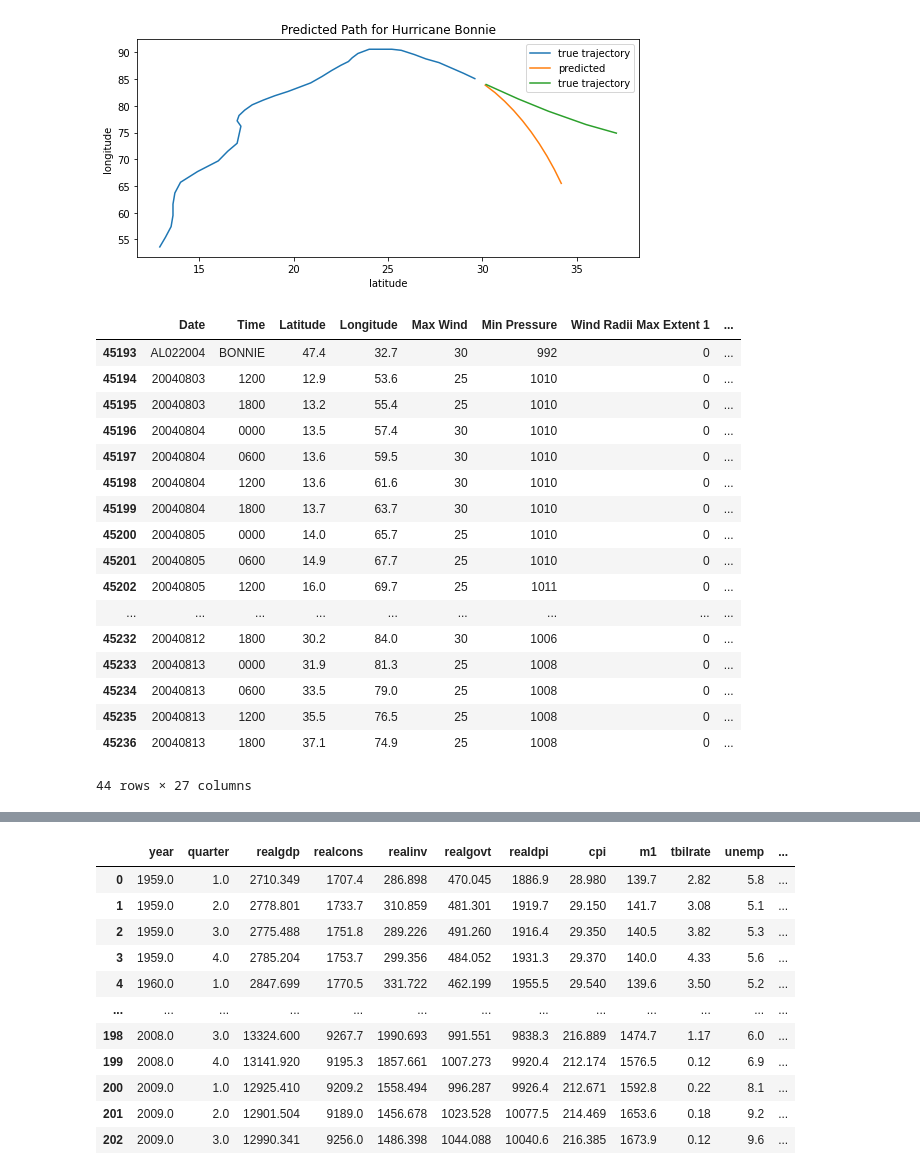
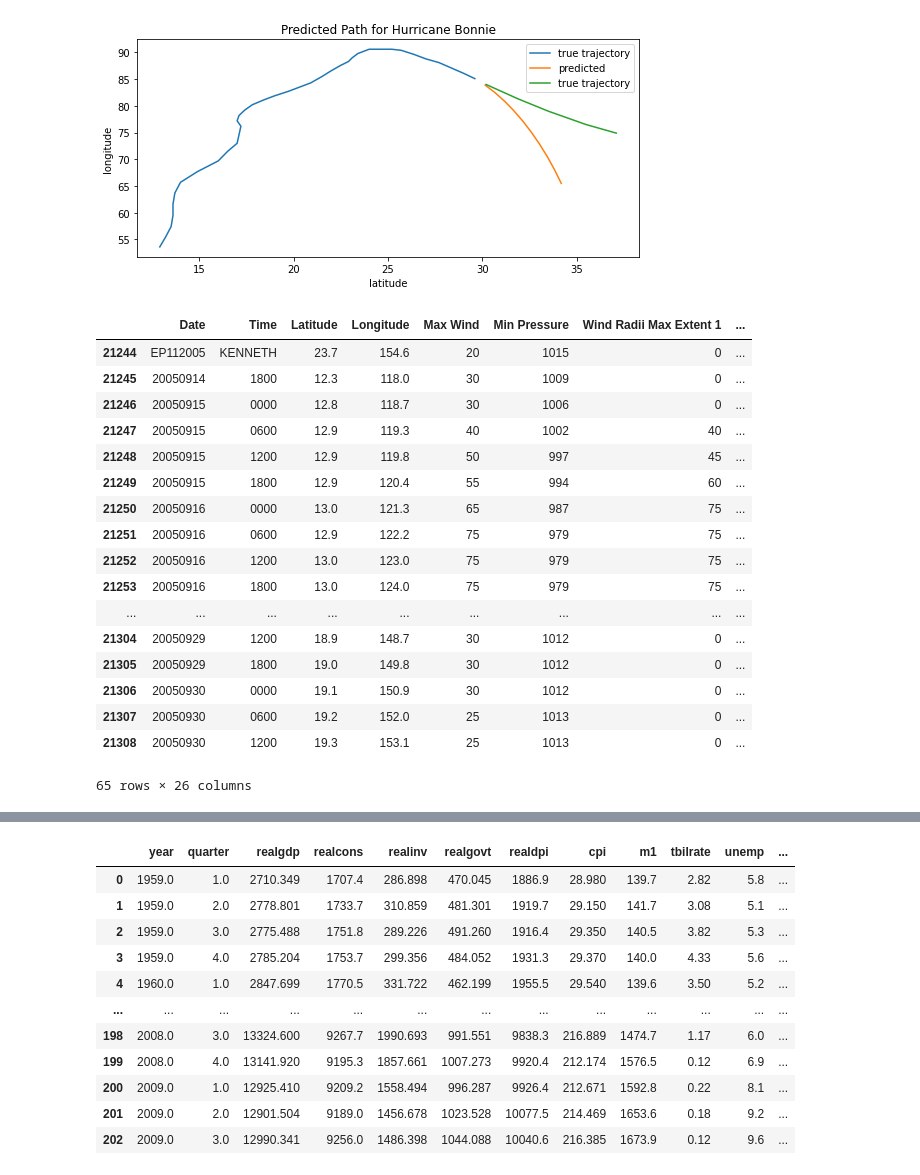
Before and after one commit to samco7/hurricane-prediction, a Jupyter notebook: Code/initial_predictions.ipynb, the cells around one changed output, grey strips where cells are left out. Saved outputs shown, nothing was run; the diff lists cells and outputs as text; code cells hidden in the pictures.

```diff
--- a/Code/initial_predictions.ipynb
+++ b/Code/initial_predictions.ipynb
@@ -328,27 +357,27 @@ hurricane_name = "Bonnie"
 dictionary = {}
 dictionary[hurricane_name] = [true_traj, projected_traj, true_project_traj]
 pickle.dump(dictionary, open('atlantic_chelsey3', 'wb'))
-# %%
-atlantic[1]
-# %% [output]
-|  | Date | Time | Latitude | Longitude | Max Wind | Min Pressure | Wind Radii Max Extent 1 | ... |
-| 45193 | AL022004 | BONNIE | 47.4 | 32.7 | 30 | 992 | 0 | ... |
-| 45194 | 20040803 | 1200 | 12.9 | 53.6 | 25 | 1010 | 0 | ... |
-| 45195 | 20040803 | 1800 | 13.2 | 55.4 | 25 | 1010 | 0 | ... |
-| 45196 | 20040804 | 0000 | 13.5 | 57.4 | 30 | 1010 | 0 | ... |
-| 45197 | 20040804 | 0600 | 13.6 | 59.5 | 30 | 1010 | 0 | ... |
-| 45198 | 20040804 | 1200 | 13.6 | 61.6 | 30 | 1010 | 0 | ... |
-| 45199 | 20040804 | 1800 | 13.7 | 63.7 | 30 | 1010 | 0 | ... |
-| 45200 | 20040805 | 0000 | 14.0 | 65.7 | 25 | 1010 | 0 | ... |
-| 45201 | 20040805 | 0600 | 14.9 | 67.7 | 25 | 1010 | 0 | ... |
-| 45202 | 20040805 | 1200 | 16.0 | 69.7 | 25 | 1011 | 0 | ... |
-| ... | ... | ... | ... | ... | ... | ... | ... | ... |
-| 45232 | 20040812 | 1800 | 30.2 | 84.0 | 30 | 1006 | 0 | ... |
-| 45233 | 20040813 | 0000 | 31.9 | 81.3 | 25 | 1008 | 0 | ... |
-| 45234 | 20040813 | 0600 | 33.5 | 79.0 | 25 | 1008 | 0 | ... |
-| 45235 | 20040813 | 1200 | 35.5 | 76.5 | 25 | 1008 | 0 | ... |
-| 45236 | 20040813 | 1800 | 37.1 | 74.9 | 25 | 1008 | 0 | ... |
-44 rows × 27 columns
+# %%
+pacific[28]
+# %% [output]
+|  | Date | Time | Latitude | Longitude | Max Wind | Min Pressure | Wind Radii Max Extent 1 | ... |
+| 21244 | EP112005 | KENNETH | 23.7 | 154.6 | 20 | 1015 | 0 | ... |
+| 21245 | 20050914 | 1800 | 12.3 | 118.0 | 30 | 1009 | 0 | ... |
+| 21246 | 20050915 | 0000 | 12.8 | 118.7 | 30 | 1006 | 0 | ... |
+| 21247 | 20050915 | 0600 | 12.9 | 119.3 | 40 | 1002 | 40 | ... |
+| 21248 | 20050915 | 1200 | 12.9 | 119.8 | 50 | 997 | 45 | ... |
+| 21249 | 20050915 | 1800 | 12.9 | 120.4 | 55 | 994 | 60 | ... |
+| 21250 | 20050916 | 0000 | 13.0 | 121.3 | 65 | 987 | 75 | ... |
+| 21251 | 20050916 | 0600 | 12.9 | 122.2 | 75 | 979 | 75 | ... |
+| 21252 | 20050916 | 1200 | 13.0 | 123.0 | 75 | 979 | 75 | ... |
+| 21253 | 20050916 | 1800 | 13.0 | 124.0 | 75 | 979 | 75 | ... |
+| ... | ... | ... | ... | ... | ... | ... | ... | ... |
+| 21304 | 20050929 | 1200 | 18.9 | 148.7 | 30 | 1012 | 0 | ... |
+| 21305 | 20050929 | 1800 | 19.0 | 149.8 | 30 | 1012 | 0 | ... |
+| 21306 | 20050930 | 0000 | 19.1 | 150.9 | 30 | 1012 | 0 | ... |
+| 21307 | 20050930 | 0600 | 19.2 | 152.0 | 25 | 1013 | 0 | ... |
+| 21308 | 20050930 | 1200 | 19.3 | 153.1 | 25 | 1013 | 0 | ... |
+65 rows × 26 columns
 # %%
 #convert time to quarters of the day
 time = []
```
Also changed, not shown: parts of 5 cells of this notebook, 5 other files.
